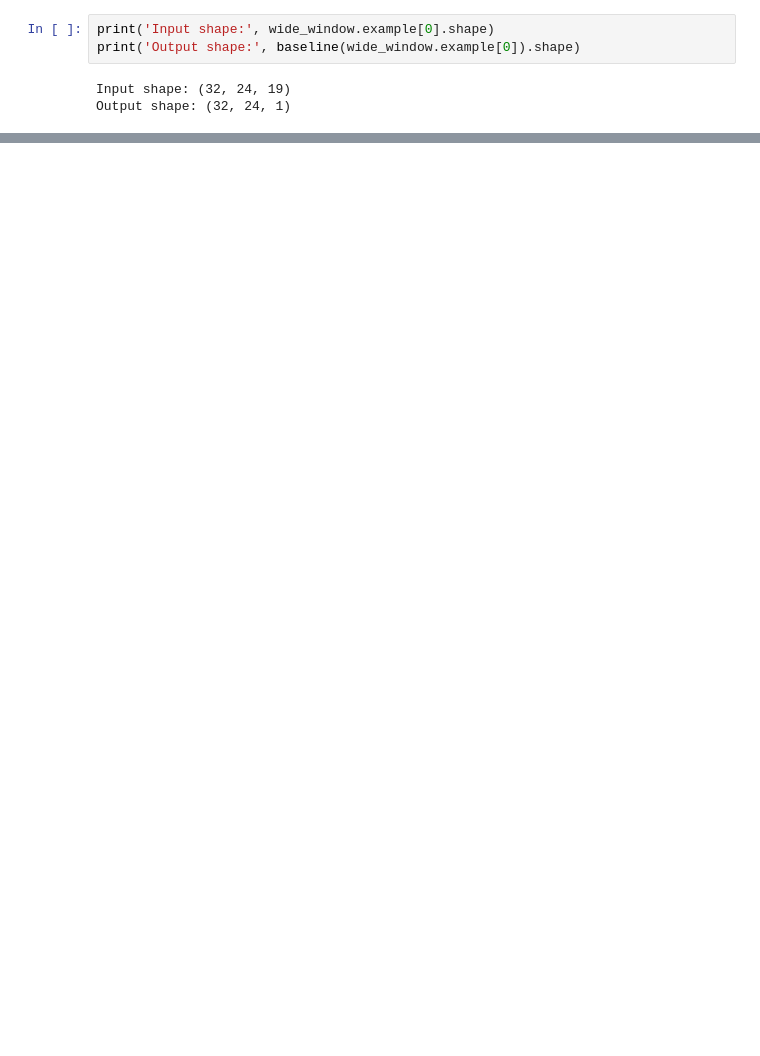
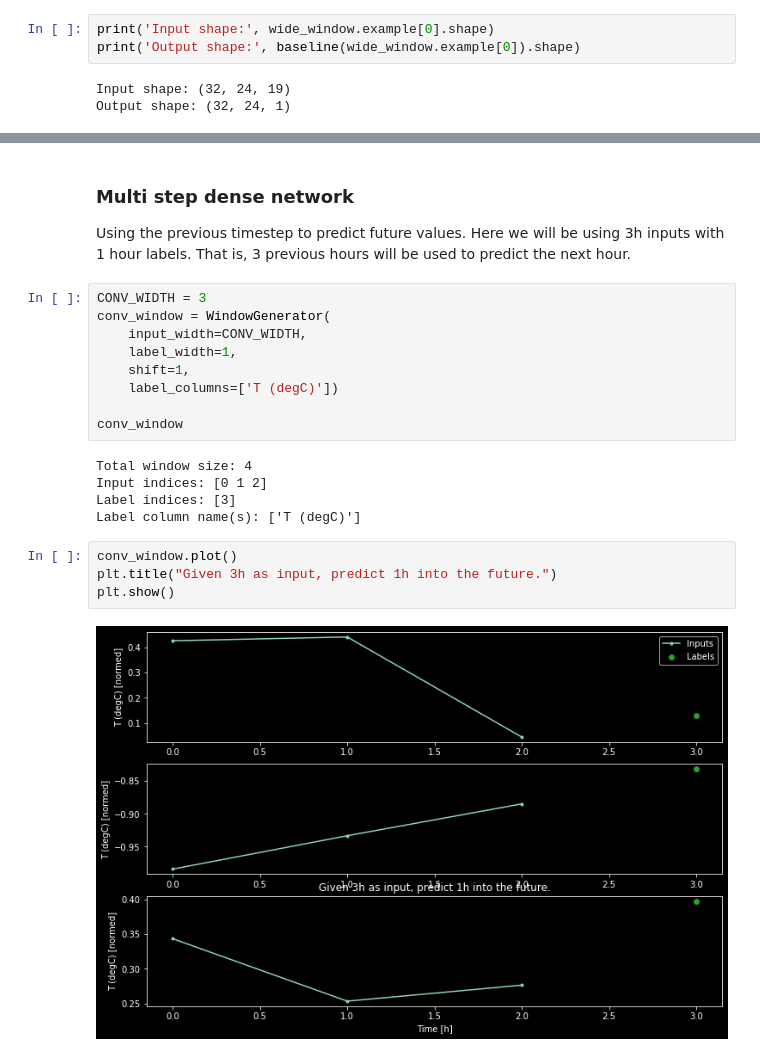
Before and after one commit to acherrera/machine_learning_learning, a Jupyter notebook: tutorials/10_time_series_forecasting/10_time_forecasting.ipynb, the cells around one changed output, grey strips where cells are left out. Saved outputs shown, nothing was run; the diff lists cells and outputs as text; blank space fills up the shorter version.

```diff
--- a/tutorials/10_time_series_forecasting/10_time_forecasting.ipynb
+++ b/tutorials/10_time_series_forecasting/10_time_forecasting.ipynb
@@ -612,0 +616,24 @@ Epoch 8/20
+# %% [markdown]
+### Multi step dense network
+
+Using the previous timestep to predict future values. Here we will be using 3h inputs with 1 hour labels. That is, 3 previous hours will be used to predict the next hour.
+# %%
+CONV_WIDTH = 3
+conv_window = WindowGenerator(
+    input_width=CONV_WIDTH,
+    label_width=1,
+    shift=1,
+    label_columns=['T (degC)'])
+
+conv_window
+# %% [output]
+Total window size: 4
+Input indices: [0 1 2]
+Label indices: [3]
+Label column name(s): ['T (degC)']
+# %%
+conv_window.plot()
+plt.title("Given 3h as input, predict 1h into the future.")
+plt.show()
+# %% [output]
+[figure, added]
```
Also changed, not shown: parts of 21 cells of this notebook.
